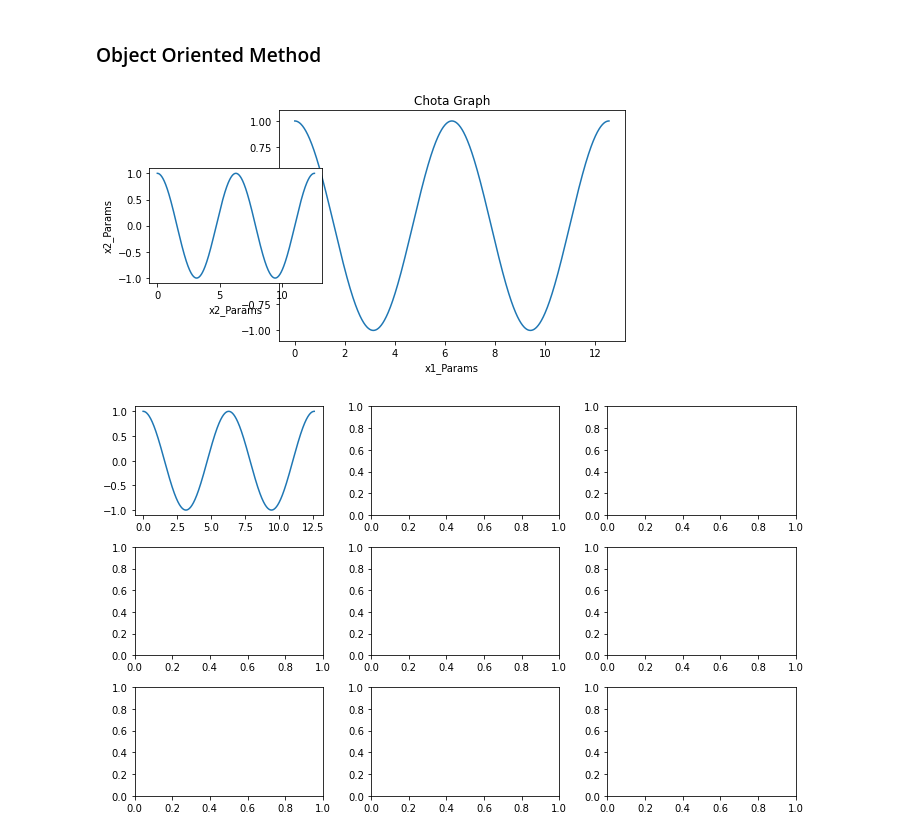
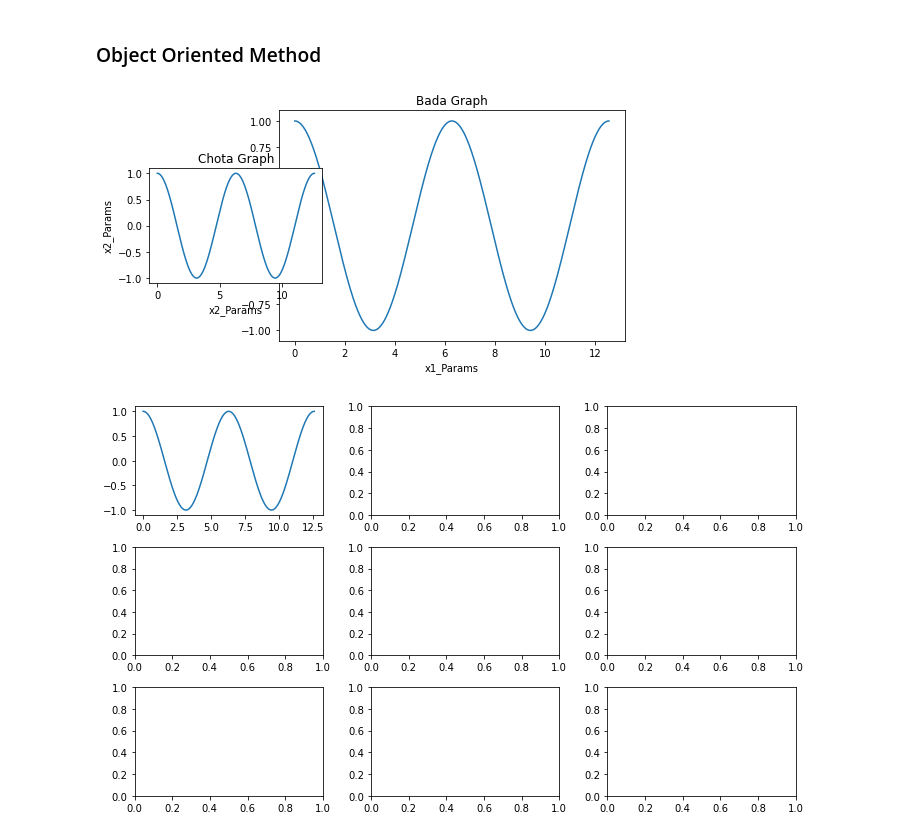
Before and after one commit to loganrane/MachineLearning101, a Jupyter notebook: Projects/Plotting - Basics.ipynb, the cells around one changed output. Saved outputs shown, nothing was run; the diff lists cells and outputs as text; code cells hidden in the pictures.

```diff
--- a/Projects/Plotting - Basics.ipynb
+++ b/Projects/Plotting - Basics.ipynb
@@ -67,23 +67,23 @@ plt.tight_layout() # Used when the graphs is overlapping with each other
 # %%
 fig = plt.figure()
 # axes = fig.add_axes([bottom x, bottom y, width, height])  #Empty canvas
 axes1 = fig.add_axes([0.3, 0.2, 0.8, 0.8])
 axes1.plot(x, y)
 axes1.set_xlabel('x1_Params')
 axes1.set_ylabel('y1_Params')
-axes2.set_title('Bada Graph')
+axes1.set_title('Bada Graph')
 
 
 axes2 = fig.add_axes([0, 0.4, 0.4, 0.4])
 axes2.plot(x, y)
 axes2.set_xlabel('x2_Params')
 axes2.set_ylabel('x2_Params')
-axes1.set_title('Chota Graph')
+axes2.set_title('Chota Graph')
 
 
 plt.show()
 # %% [output]
-[figure, old version]
+[figure, new version]
 # %%
 fig, axes = plt.subplots(nrows = 3, ncols = 3, figsize = (10, 6))
 axes[0][0].plot(x, y)
```
Also changed, not shown: parts of 11 cells of this notebook, 1 other file.
